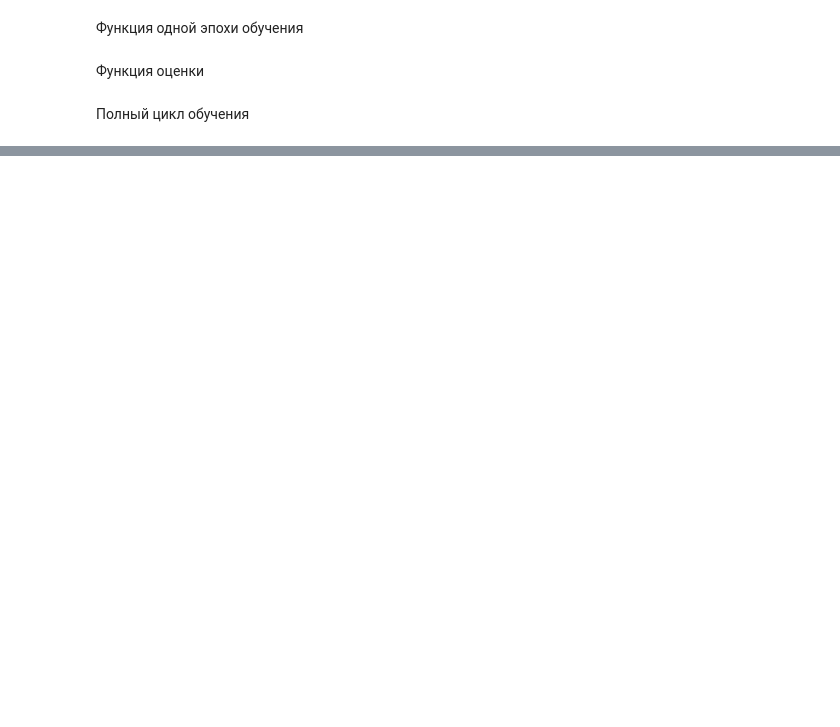
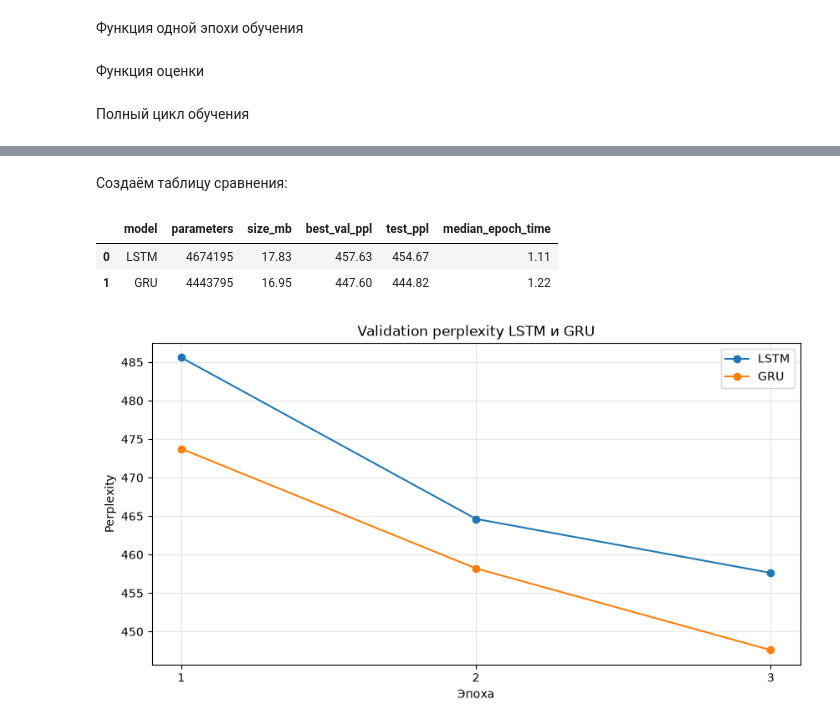
Before and after one commit to Tuinf1/03_ltsm_text_auto-completion-1_project-, a Jupyter notebook: 01_work_test.ipynb, the cells around one changed output, grey strips where cells are left out. Cells and saved outputs as stored; diff of their text form; code cells hidden in the pictures; blank space fills up the shorter version.

```diff
--- a/01_work_test.ipynb
+++ b/01_work_test.ipynb
@@ -1491,0 +1561,17 @@ def fit_model(
+# %%
+set_seed(SEED)
+
+gru_model = RecurrentLanguageModel(
+    **MODEL_CONFIG,
+    rnn_type="GRU",
+).to(DEVICE)
+
+# Возвращаем одинаковый порядок батчей
+train_loader.generator.manual_seed(SEED)
+
+gru_history = fit_model(
+    model=gru_model,
+    train_loader=train_loader,
+    validation_loader=validation_loader,
+    **TRAIN_CONFIG,
+)
@@ -1491,0 +1607,63 @@ def fit_model(
+# %% [markdown]
+Создаём таблицу сравнения:
+# %%
+rnn_comparison = pd.DataFrame(
+    [
+        {
+            "model": "LSTM",
+            "parameters": count_parameters(lstm_model),
+            "size_mb": model_size_mb(lstm_model),
+            "best_val_ppl": lstm_history[
+                "validation_perplexity"
+            ].min(),
+            "test_ppl": lstm_test_ppl,
+            "median_epoch_time": lstm_history[
+                "epoch_time"
+            ].median(),
+        },
+        {
+            "model": "GRU",
+            "parameters": count_parameters(gru_model),
+            "size_mb": model_size_mb(gru_model),
+            "best_val_ppl": gru_history[
+                "validation_perplexity"
+            ].min(),
+            "test_ppl": gru_test_ppl,
+            "median_epoch_time": gru_history[
+                "epoch_time"
+            ].median(),
+        },
+    ]
+).round(2)
+
+rnn_comparison
+# %% [output]
+|  | model | parameters | size_mb | best_val_ppl | test_ppl | median_epoch_time |
+| 0 | LSTM | 4674195 | 17.83 | 457.63 | 454.67 | 1.11 |
+| 1 | GRU | 4443795 | 16.95 | 447.60 | 444.82 | 1.22 |
+# %%
+plt.figure(figsize=(10, 5))
+
+plt.plot(
+    lstm_history["epoch"],
+    lstm_history["validation_perplexity"],
+    marker="o",
+    label="LSTM",
+)
+
+plt.plot(
+    gru_history["epoch"],
+    gru_history["validation_perplexity"],
+    marker="o",
+    label="GRU",
+)
+
+plt.title("Validation perplexity LSTM и GRU")
+plt.xlabel("Эпоха")
+plt.ylabel("Perplexity")
+plt.xticks(lstm_history["epoch"])
+plt.grid(alpha=0.3)
+plt.legend()
+plt.show()
+# %% [output]
+[figure, added]
```
Also changed, not shown: parts of 82 cells of this notebook, 4 other files.
